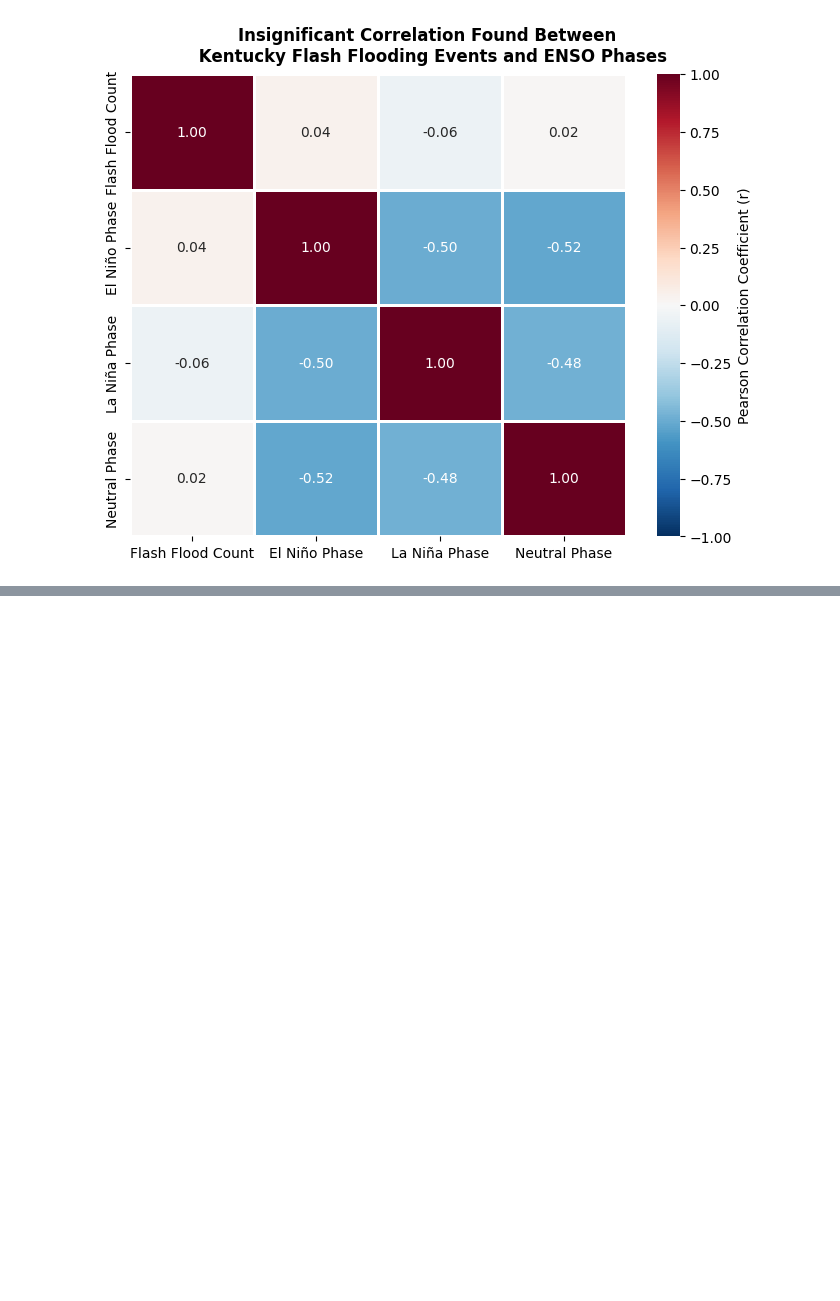
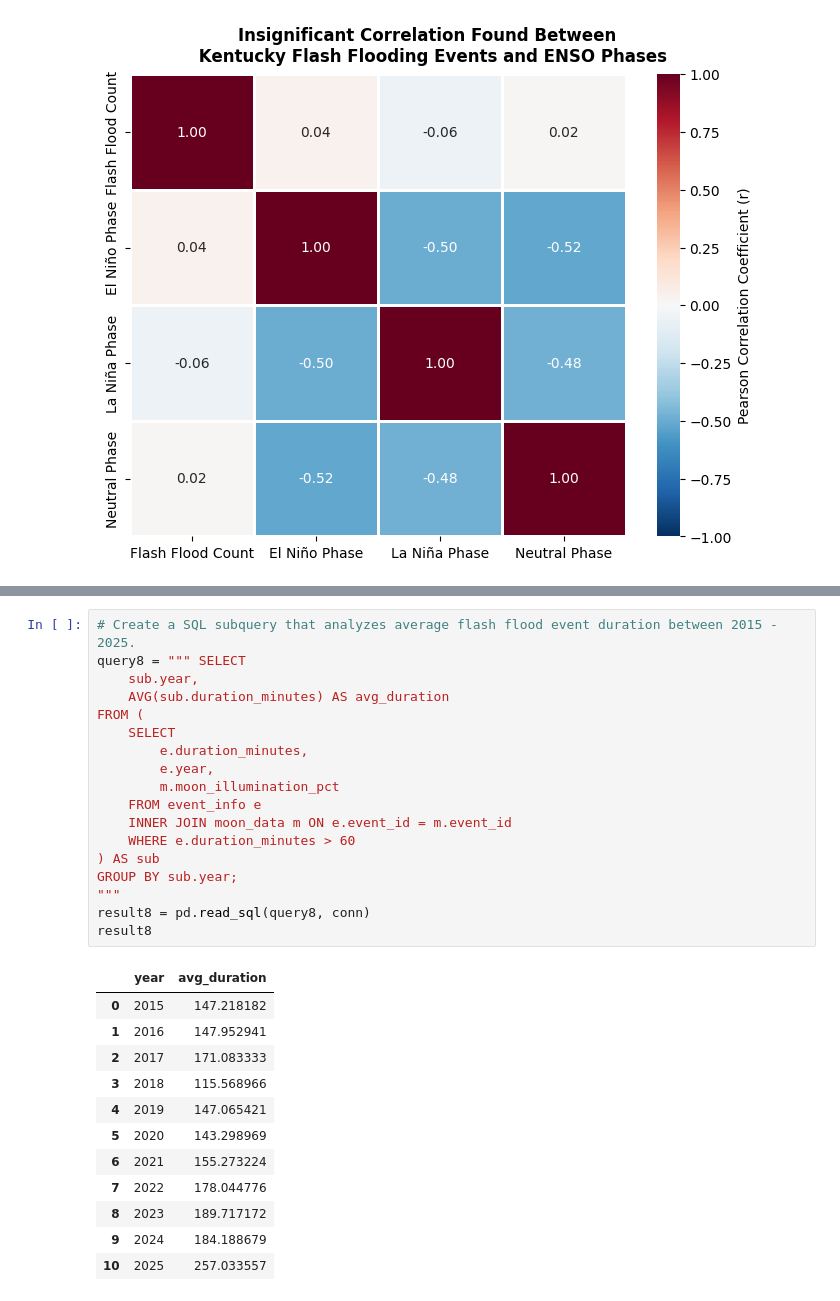
Before and after one commit to ashleyadehart/flash_floods_ky_2015_2025, a Jupyter notebook: notebooks/flash_floods_ky_2015_2025.ipynb, the cells around one changed output, grey strips where cells are left out. Drawn from its saved outputs; the diff is of its cells as text; blank space fills up the shorter version.

```diff
--- a/notebooks/flash_floods_ky_2015_2025.ipynb
+++ b/notebooks/flash_floods_ky_2015_2025.ipynb
@@ -1396,0 +1488,31 @@ Weather and Moon Data Correlation Matrix (%)
+# %%
+# Create a SQL subquery that analyzes average flash flood event duration between 2015 - 2025.
+query8 = """ SELECT
+    sub.year,
+    AVG(sub.duration_minutes) AS avg_duration
+FROM (
+    SELECT
+        e.duration_minutes,
+        e.year,
+        m.moon_illumination_pct
+    FROM event_info e
+    INNER JOIN moon_data m ON e.event_id = m.event_id
+    WHERE e.duration_minutes > 60
+) AS sub
+GROUP BY sub.year;
+"""
+result8 = pd.read_sql(query8, conn)
+result8
+# %% [output]
+|  | year | avg_duration |
+| 0 | 2015 | 147.218182 |
+| 1 | 2016 | 147.952941 |
+| 2 | 2017 | 171.083333 |
+| 3 | 2018 | 115.568966 |
+| 4 | 2019 | 147.065421 |
+| 5 | 2020 | 143.298969 |
+| 6 | 2021 | 155.273224 |
+| 7 | 2022 | 178.044776 |
+| 8 | 2023 | 189.717172 |
+| 9 | 2024 | 184.188679 |
+| 10 | 2025 | 257.033557 |
```
Also changed, not shown: parts of 19 cells of this notebook, 7 other files.
